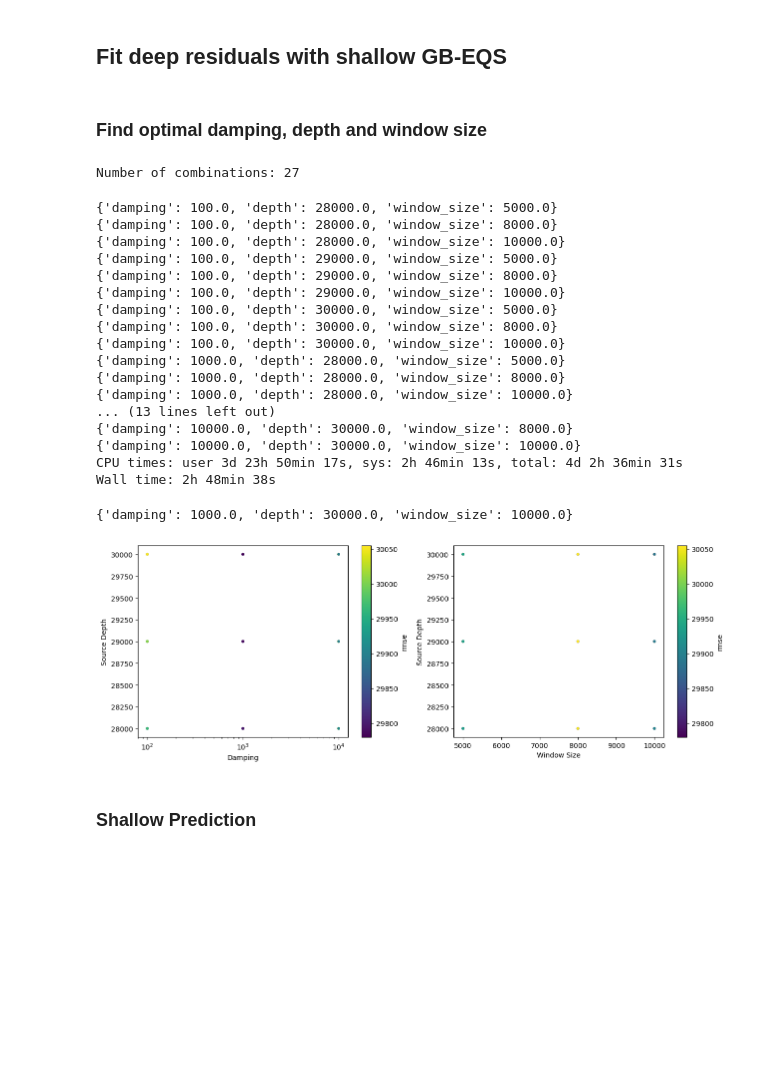
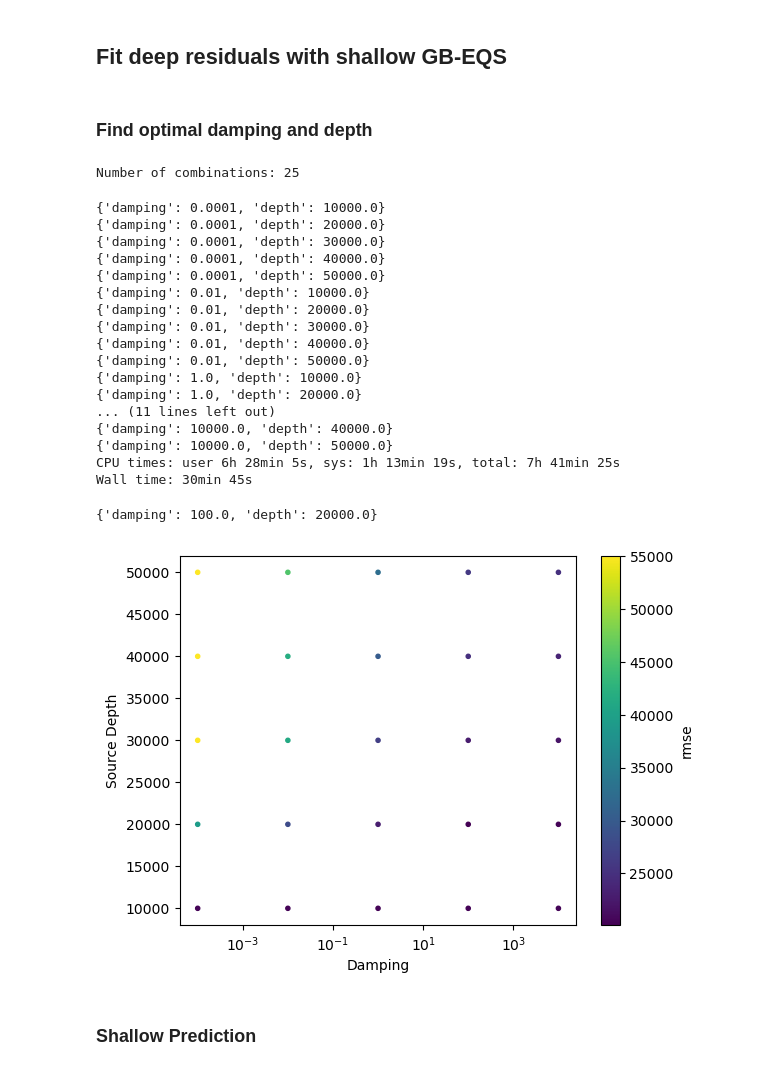
Before and after one commit to compgeolab/eqs-magnetic-dual-layer, a Jupyter notebook: code/06_icegrav_real.ipynb, the cells around one changed output. Drawn from its saved outputs; the diff is of its cells as text; code cells hidden in the pictures; blank space fills up the shorter version.

Commit message:
Edit figures for paper

```diff
--- a/code/06_icegrav_real.ipynb
+++ b/code/06_icegrav_real.ipynb
@@ -76,7 +76,7 @@ Number of combinations: 99
 # %%
 %%time
 kfold = vd.BlockKFold(
-    spacing=3.5e5,
+    spacing=100e3,
     shuffle=True,
     random_state=0,
     balance=True,
@@ -165,9 +165,9 @@ plt.show()
 # %% [markdown]
 ## Fit deep residuals with shallow GB-EQS
 # %% [markdown]
-### Find optimal damping, depth and window size
+### Find optimal damping and depth
 # %%
-grid_spacing = 1e3
+grid_spacing = 5e3
 grid_coordinates = vd.grid_coordinates(vd.get_region(coordinates), spacing=grid_spacing, extra_coords=3e3)
 mask = vd.distance_mask(data_coordinates=coordinates, maxdist=4.5e4, coordinates=grid_coordinates)
 # mask = vd.convexhull_mask(coordinates, grid_coordinates)
@@ -177,24 +177,24 @@ grid_coords_masked = (
     np.array((xr.DataArray(grid_coordinates[2])).where(mask, drop=False))
 )
 # %%
-dampings_shallow_eqs = [1e2, 1e3, 1e4]
-depths_shallow_eqs = [28e3, 29e3, 30e3]
-window_sizes = [5e3, 8e3, 1e4]
+window_size = 250e3
+dampings_shallow_eqs = [1e-4, 1e-2, 1e0, 1e2, 1e4]
+depths_shallow_eqs = [10e3, 20e3, 30e3, 40e3, 50e3]
 
 # dampings_shallow_eqs = [1e6]
 # depths_shallow_eqs = [31e3]
 
 parameter_sets_shallow_eqs = [
-    dict(damping=combo[0], depth=combo[1], window_size=combo[2])
-    for combo in itertools.product(dampings_shallow_eqs, depths_shallow_eqs, window_sizes)
+    dict(damping=combo[0], depth=combo[1])
+    for combo in itertools.product(dampings_shallow_eqs, depths_shallow_eqs)
 ]
 print("Number of combinations:", len(parameter_sets_shallow_eqs))
 # %% [output]
-Number of combinations: 27
+Number of combinations: 25
 # %%
 %%time
 kfold = vd.BlockKFold(
-    spacing=3e5,
+    spacing=30e3,
     shuffle=True,
     random_state=0,
     balance=True,
@@ -203,14 +203,13 @@ features = np.transpose(coordinates[:2])
 scores = []
 damping = []
 source_depth = []
-window_size = []
 for parameters in parameter_sets_shallow_eqs:
     print(parameters)
     tmp = []
     eqs_shallow = eqs.EquivalentSourcesMagneticGB(
             random_state=0,
             block_size=grid_spacing,
-            window_size=parameters['window_size'],
+            window_size=window_size,
             damping=parameters['damping'],
             depth=parameters['depth'],
     )
@@ -228,59 +227,44 @@ for parameters in parameter_sets_shallow_eqs:
     scores.append(np.mean(tmp))
     damping.append(parameters['damping'])
     source_depth.append(parameters['depth'])
-    window_size.append(parameters['window_size'])
 best_shallow = np.argmin(scores)
 parameter_sets_shallow_eqs[best_shallow]
 # %% [output]
-{'damping': 100.0, 'depth': 28000.0, 'window_size': 5000.0}
-{'damping': 100.0, 'depth': 28000.0, 'window_size': 8000.0}
-{'damping': 100.0, 'depth': 28000.0, 'window_size': 10000.0}
-{'damping': 100.0, 'depth': 29000.0, 'window_size': 5000.0}
-{'damping': 100.0, 'depth': 29000.0, 'window_size': 8000.0}
-{'damping': 100.0, 'depth': 29000.0, 'window_size': 10000.0}
-{'damping': 100.0, 'depth': 30000.0, 'window_size': 5000.0}
-{'damping': 100.0, 'depth': 30000.0, 'window_size': 8000.0}
-{'damping': 100.0, 'depth': 30000.0, 'window_size': 10000.0}
-{'damping': 1000.0, 'depth': 28000.0, 'window_size': 5000.0}
-{'damping': 1000.0, 'depth': 28000.0, 'window_size': 8000.0}
-{'damping': 1000.0, 'depth': 28000.0, 'window_size': 10000.0}
-... (13 lines left out)
-{'damping': 10000.0, 'depth': 30000.0, 'window_size': 8000.0}
-{'damping': 10000.0, 'depth': 30000.0, 'window_size': 10000.0}
-CPU times: user 3d 23h 50min 17s, sys: 2h 46min 13s, total: 4d 2h 36min 31s
-Wall time: 2h 48min 38s
+{'damping': 0.0001, 'depth': 10000.0}
+{'damping': 0.0001, 'depth': 20000.0}
+{'damping': 0.0001, 'depth': 30000.0}
+{'damping': 0.0001, 'depth': 40000.0}
+{'damping': 0.0001, 'depth': 50000.0}
+{'damping': 0.01, 'depth': 10000.0}
+{'damping': 0.01, 'depth': 20000.0}
+{'damping': 0.01, 'depth': 30000.0}
+{'damping': 0.01, 'depth': 40000.0}
+{'damping': 0.01, 'depth': 50000.0}
+{'damping': 1.0, 'depth': 10000.0}
+{'damping': 1.0, 'depth': 20000.0}
+... (11 lines left out)
+{'damping': 10000.0, 'depth': 40000.0}
+{'damping': 10000.0, 'depth': 50000.0}
+CPU times: user 6h 28min 5s, sys: 1h 13min 19s, total: 7h 41min 25s
+Wall time: 30min 45s
-{'damping': 1000.0, 'depth': 30000.0, 'window_size': 10000.0}
+{'damping': 100.0, 'depth': 20000.0}
 # %%
-plt.figure(figsize=(15,5))
-plt.subplot(1,2,1)
+plt.figure()
 plt.scatter(
     damping,
     source_depth,
     c=scores,
     cmap="viridis",
     marker='.',
     vmax= np.percentile(scores,90),
 )
 plt.xlabel('Damping')
 plt.ylabel('Source Depth')
 plt.xscale('log')
 plt.colorbar(label='rmse')
-
-plt.subplot(1,2,2)
-plt.scatter(
-    window_size,
-    source_depth,
-    c=scores,
-    cmap="viridis",
-    marker='.',
-    vmax= np.percentile(scores,90),
-)
-plt.xlabel('Window Size')
-plt.ylabel('Source Depth')
-plt.colorbar(label='rmse')
 plt.show()
 # %% [output]
-[figure, old version]
+[figure, new version]
 # %% [markdown]
 ### Shallow Prediction
 # %%
```
Also changed, not shown: parts of 14 cells of this notebook, 1 other file.
